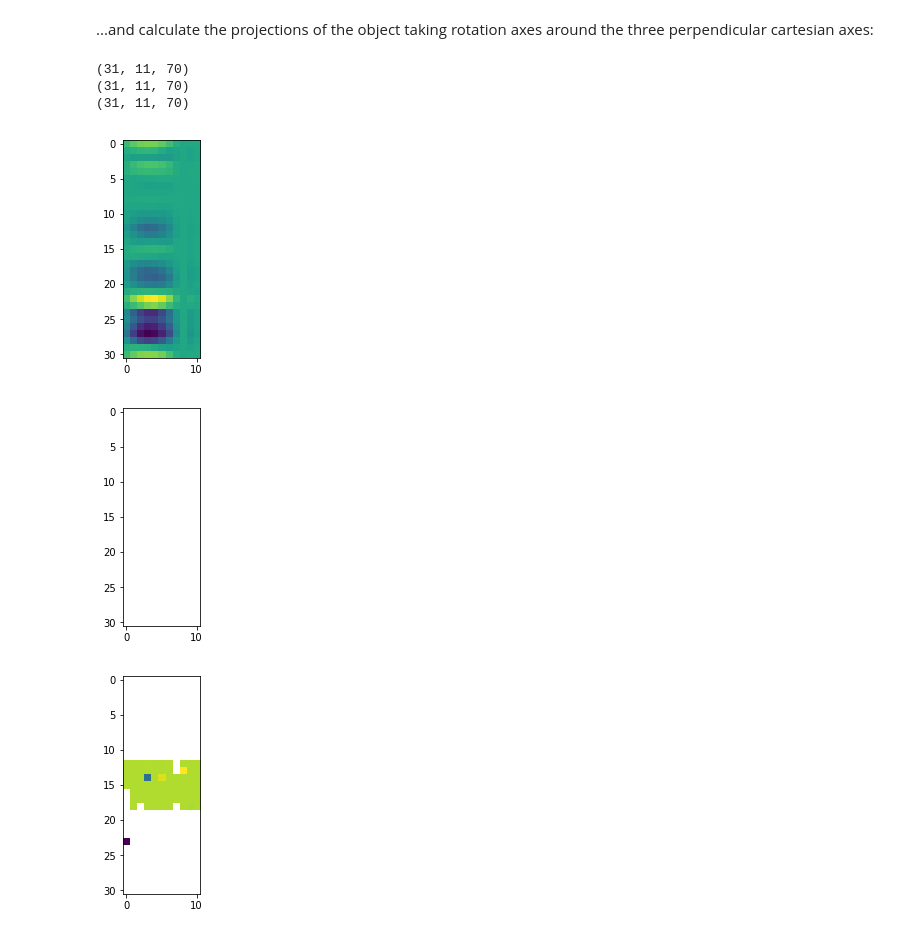
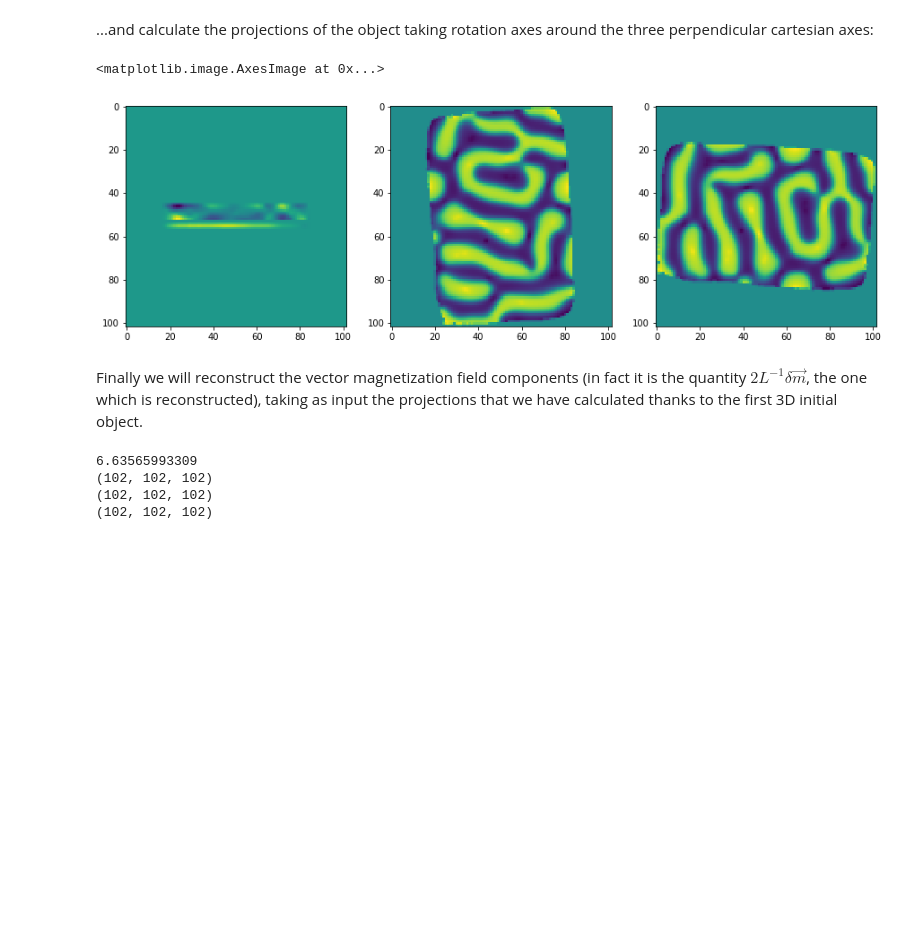
Before and after one commit to mrosanes/magnetization_doc, a Jupyter notebook: Magnetization_vector_reconstruction_v2.ipynb, the cells around one changed output. Saved outputs shown, nothing was run; the diff lists cells and outputs as text; code cells hidden in the pictures; blank space fills up the shorter version.

```diff
--- a/Magnetization_vector_reconstruction_v2.ipynb
+++ b/Magnetization_vector_reconstruction_v2.ipynb
@@ -57,11 +57,16 @@ import time
 # %%
-obx = dxchange.read_tiff('./DATA/input/simulation_1/M4R1_mx.tif')
-oby = dxchange.read_tiff('./DATA/input/simulation_1/M4R1_my.tif')
-obz = dxchange.read_tiff('./DATA/input/simulation_1/M4R1_mz.tif')
+obx = dxchange.read_tiff('./DATA/input/simulation_1/M4R1_mx.tif').astype('float32')
+oby = dxchange.read_tiff('./DATA/input/simulation_1/M4R1_my.tif').astype('float32')
+obz = dxchange.read_tiff('./DATA/input/simulation_1/M4R1_mz.tif').astype('float32')
 
 print(np.shape(obx))
 print(np.shape(oby))
 print(np.shape(obz))
+
+npad = ((182, 182), (64, 64), (0, 0))
+obx = np.pad(obx, npad, mode='constant', constant_values=0)
+oby = np.pad(oby, npad, mode='constant', constant_values=0)
+obz = np.pad(obz, npad, mode='constant', constant_values=0)
 # %% [output]
 (44, 280, 408)
 (44, 280, 408)
@@ -97,20 +126,32 @@ ang = tomopy.angles(31, 90, 270)
 # %%
 prj1 = tomopy.project3(obx, oby, obz, ang, axis=0, pad=False)
 prj2 = tomopy.project3(obx, oby, obz, ang, axis=1, pad=False)
 prj3 = tomopy.project3(obx, oby, obz, ang, axis=2, pad=False)
-print(np.shape(prj1))
-print(np.shape(prj2))
-print(np.shape(prj3))
-plt.figure()
-imgplot1 = plt.imshow(prj1[:,:,10])
-plt.figure()
-imgplot2 = plt.imshow(prj2[:,:,10])
-plt.figure()
-imgplot3 = plt.imshow(prj3[:,:,10])
+
+fig = plt.figure(figsize=(15, 8))
+ax1 = fig.add_subplot(1, 3, 1)
+ax1.imshow(prj1[0,:,:])
+ax2 = fig.add_subplot(1, 3, 2)
+ax2.imshow(prj2[0,:,:])
+ax3 = fig.add_subplot(1, 3, 3)
+ax3.imshow(prj3[0,:,:])
 # %% [output]
-(31, 11, 70)
-(31, 11, 70)
-(31, 11, 70)
+<matplotlib.image.AxesImage at 0x...>
-[figure, old version]
+[figure, new version]
-[figure, removed]
-[figure, removed]
+# %% [markdown]
+Finally we will reconstruct the vector magnetization field components (in fact it is the quantity $2L^{-1}\delta\vec{m}$, the one which is reconstructed), taking as input the projections that we have calculated thanks to the first 3D initial object.
+# %%
+t = time.time()
+rec1, rec2, rec3 = tomopy.vector3(prj1, prj2, prj3, ang, ang, ang, axis1=0, axis2=1, axis3=2, num_iter=3)
+dxchange.write_tiff(rec1)
+dxchange.write_tiff(rec2)
+dxchange.write_tiff(rec3)
+print (time.time()-t)
+print(np.shape(rec1))
+print(np.shape(rec2))
+print(np.shape(rec3))
+# %% [output]
+6.63565993309
+(102, 102, 102)
+(102, 102, 102)
+(102, 102, 102)
```
Also changed, not shown: parts of 19 cells of this notebook.
